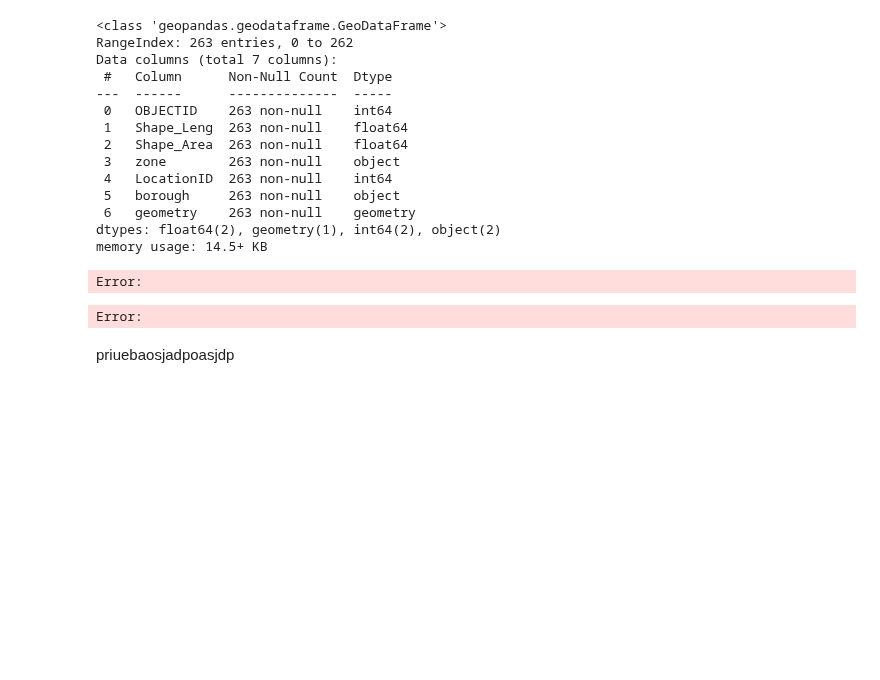
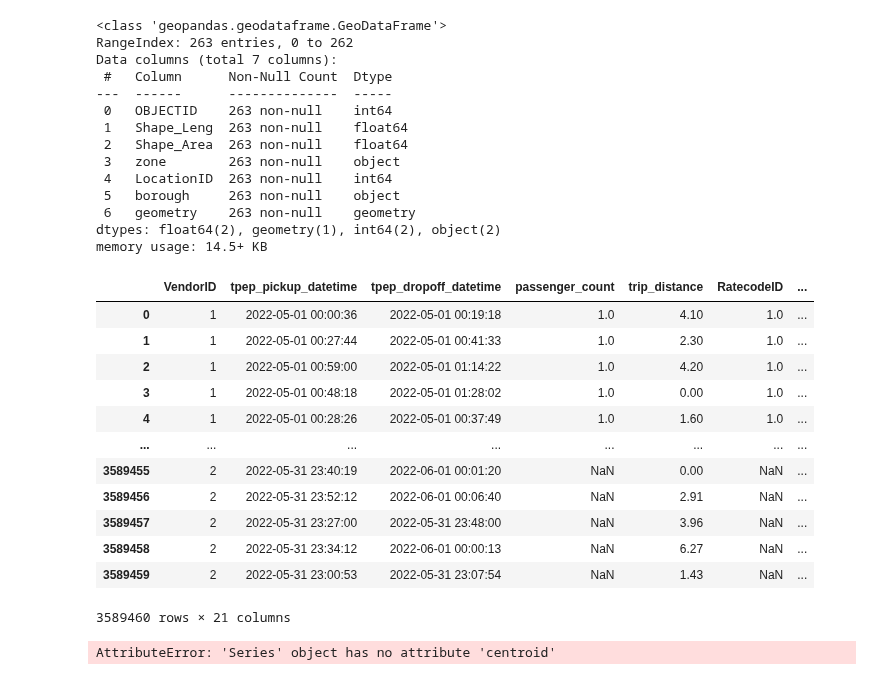
Before and after one commit to andres-mart/AnyoneAI, a Jupyter notebook: Proyecto_Final/analisis_bbdd.ipynb, the cells around one changed output. Cells and saved outputs as stored; diff of their text form; code cells hidden in the pictures; blank space fills up the shorter version.

```diff
--- a/Proyecto_Final/analisis_bbdd.ipynb
+++ b/Proyecto_Final/analisis_bbdd.ipynb
@@ -472,7 +472,7 @@ Negative to non-negative
 import geopandas as gpd
 
 # Read the shapefile
-url_location = "/workspaces/AnyoneAI/Proyecto_Final/taxi_zones.zip"
+url_location = "C://Users//Andres//Desktop//AnyoneAI//Proyecto_Final//taxi_zones.zip"
 gdf = gpd.read_file(url_location)
 
 # Print the first few rows of the GeoDataFrame
@@ -510,22 +510,25 @@ dtypes: float64(2), geometry(1), int64(2), object(2)
 memory usage: 14.5+ KB
 # %%
 # Agregar columnas 'PUZone' y 'DOZone' en df
-df["PUZone"] = df["PULocationID"]
-df["DOZone"] = df["DOLocationID"]
+# df["PUZone"] = df["PULocationID"]
+# df["DOZone"] = df["DOLocationID"]
 
 # Combinar df y gdf utilizando 'LocationID' como clave
 df = df.merge(
-    gdf[["LocationID", "zone"]], how="left", left_on="PUZone", right_on="LocationID"
+    gdf[["LocationID", "geometry"]],
+    how="left",
+    left_on="PULocationID",
+    right_on="LocationID",
 )
-df.rename(columns={"zone": "PUZone"}, inplace=True)
+df.rename(columns={"geometry": "PUZone"}, inplace=True)
 
 df = df.merge(
-    gdf[["LocationID", "zone"]], how="left", left_on="DOZone", right_on="LocationID"
+    gdf[["LocationID", "geometry"]],
+    how="left",
+    left_on="DOLocationID",
+    right_on="LocationID",
 )
-df.rename(columns={"zone": "DOZone"}, inplace=True)
+df.rename(columns={"geometry": "DOZone"}, inplace=True)
 
 # Eliminar columnas adicionales
 df.drop(["LocationID_x", "LocationID_y"], axis=1, inplace=True)
-# %% [output]
-Error:
-Error:
@@ -551,2 +534,0 @@ fig.show()
-# %% [markdown]
-priuebaosjadpoasjdp
@@ -606,0 +535,41 @@ m
+# %%
+df
+# %% [output]
+|  | VendorID | tpep_pickup_datetime | tpep_dropoff_datetime | passenger_count | trip_distance | RatecodeID | ... |
+| 0 | 1 | 2022-05-01 00:00:36 | 2022-05-01 00:19:18 | 1.0 | 4.10 | 1.0 | ... |
+| 1 | 1 | 2022-05-01 00:27:44 | 2022-05-01 00:41:33 | 1.0 | 2.30 | 1.0 | ... |
+| 2 | 1 | 2022-05-01 00:59:00 | 2022-05-01 01:14:22 | 1.0 | 4.20 | 1.0 | ... |
+| 3 | 1 | 2022-05-01 00:48:18 | 2022-05-01 01:28:02 | 1.0 | 0.00 | 1.0 | ... |
+| 4 | 1 | 2022-05-01 00:28:26 | 2022-05-01 00:37:49 | 1.0 | 1.60 | 1.0 | ... |
+| ... | ... | ... | ... | ... | ... | ... | ... |
+| 3589455 | 2 | 2022-05-31 23:40:19 | 2022-06-01 00:01:20 | NaN | 0.00 | NaN | ... |
+| 3589456 | 2 | 2022-05-31 23:52:12 | 2022-06-01 00:06:40 | NaN | 2.91 | NaN | ... |
+| 3589457 | 2 | 2022-05-31 23:27:00 | 2022-05-31 23:48:00 | NaN | 3.96 | NaN | ... |
+| 3589458 | 2 | 2022-05-31 23:34:12 | 2022-06-01 00:00:13 | NaN | 6.27 | NaN | ... |
+| 3589459 | 2 | 2022-05-31 23:00:53 | 2022-05-31 23:07:54 | NaN | 1.43 | NaN | ... |
+3589460 rows × 21 columns
+# %%
+import geopandas as gpd
+from shapely.geometry import Point, LineString
+
+# Cargar el DataFrame en GeoPandas
+gdf = gpd.GeoDataFrame(
+    df, geometry=gpd.points_from_xy(df.PUZone.centroid.x, df.PUZone.centroid.y)
+)
+
+# Crear una nueva columna con los puntos de destino (DOZone)
+gdf["DOZone"] = gpd.points_from_xy(df.DOZone.centroid.x, df.DOZone.centroid.y)
+
+# Crear una nueva columna con la línea que conecta los puntos de origen y destino
+gdf["line"] = gdf.apply(lambda row: LineString([row["PUZone"], row["DOZone"]]), axis=1)
+
+# Crear el GeoDataFrame con las líneas
+lines_gdf = gpd.GeoDataFrame(gdf[["line"]], geometry="line")
+
+# Crear el gráfico
+ax = lines_gdf.plot()
+
+# Mostrar el gráfico
+plt.show()
+# %% [output]
+AttributeError: 'Series' object has no attribute 'centroid'
```
Also changed, not shown: parts of 5 cells of this notebook.
